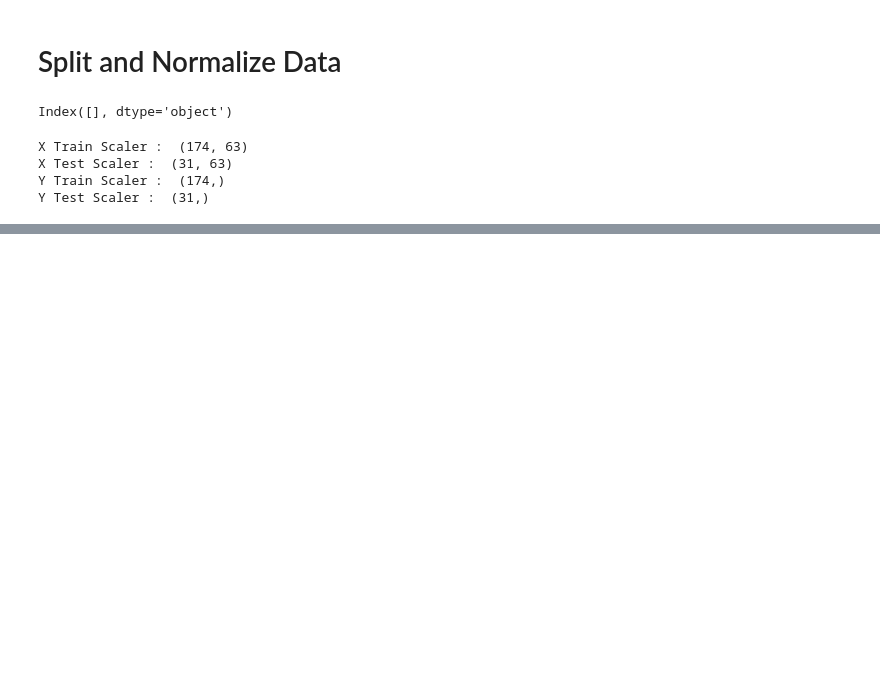
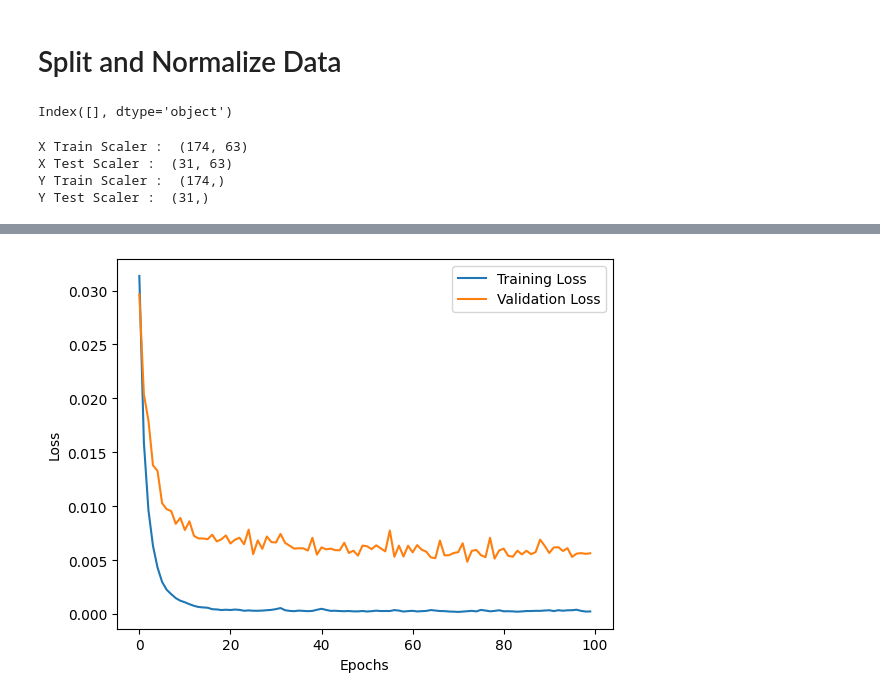
Before and after one commit to mjmousavi97/Deep-Learning-Tehran-uni, a Jupyter notebook: HomeWorks/01 HW/Q4.ipynb, the cells around one changed output, grey strips where cells are left out. Saved outputs shown, nothing was run; the diff lists cells and outputs as text; code cells hidden in the pictures; blank space fills up the shorter version.

```diff
--- a/HomeWorks/01 HW/Q4.ipynb
+++ b/HomeWorks/01 HW/Q4.ipynb
@@ -669,0 +739,16 @@ Y Test Scaler :  (31,)
+# %%
+model_3 = Sequential()
+
+# Add the first hidden layer with 50 neurons and ReLU activation function
+model_3.add(Dense(50, activation='relu', input_shape=(X_train.shape[1],)))
+
+# Add the second hidden layer with 30 neurons and ReLU activation function
+model_3.add(Dense(30, activation='relu'))
+
+# Add the third hidden layer with 10 neurons and ReLU activation function
+model_3.add(Dense(10, activation='relu'))
+
+# Add an output layer with 1 neuron and linear activation function
+model_3.add(Dense(1, activation='linear'))
+
+model_3.summary()
@@ -669,0 +850,4 @@ Y Test Scaler :  (31,)
+# %%
+model_3.compile(optimizer='adam', loss='mse')
+
+history = model_3.fit(X_train, y_train, validation_split=0.2, epochs=100, batch_size=10, verbose=0)
@@ -669,0 +867,11 @@ Y Test Scaler :  (31,)
+# %%
+# Plot the training and validation loss
+plt.plot(history.history['loss'], label='train')   # Training loss
+plt.plot(history.history['val_loss'], label='val')  # Validation loss
+
+plt.legend(['Training Loss', 'Validation Loss'])
+plt.xlabel("Epochs")
+plt.ylabel("Loss")
+plt.show()
+# %% [output]
+[figure, added]
```
Also changed, not shown: parts of 22 cells of this notebook.
